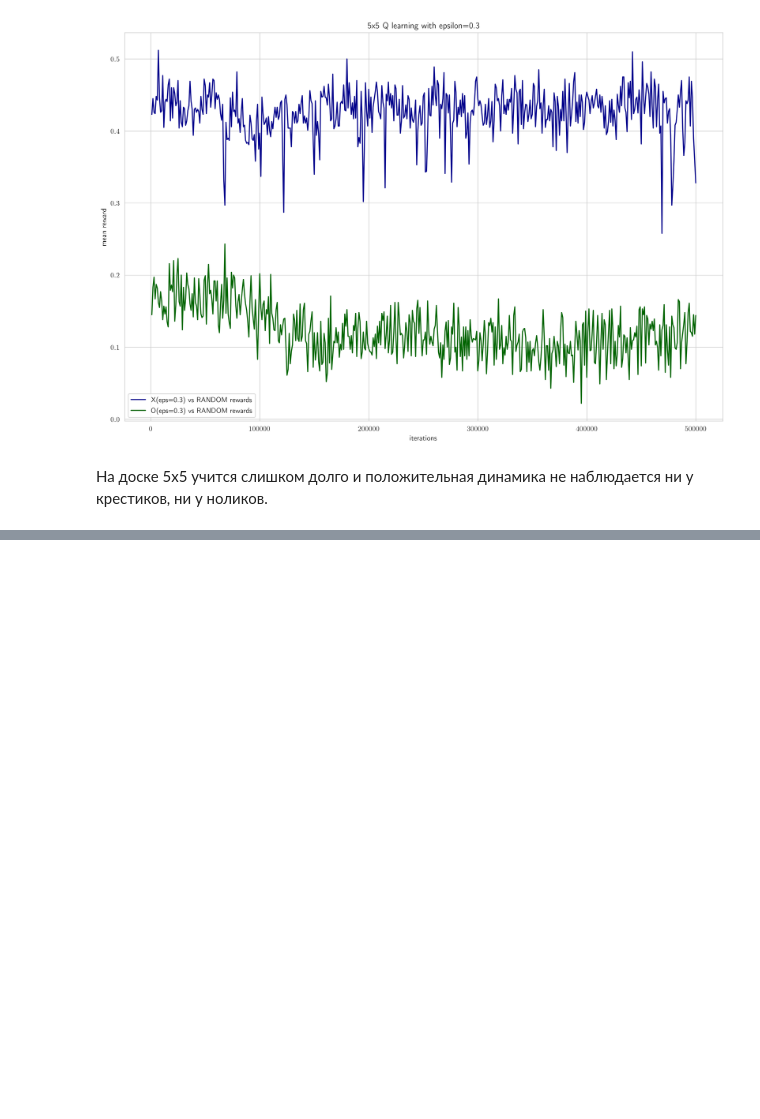
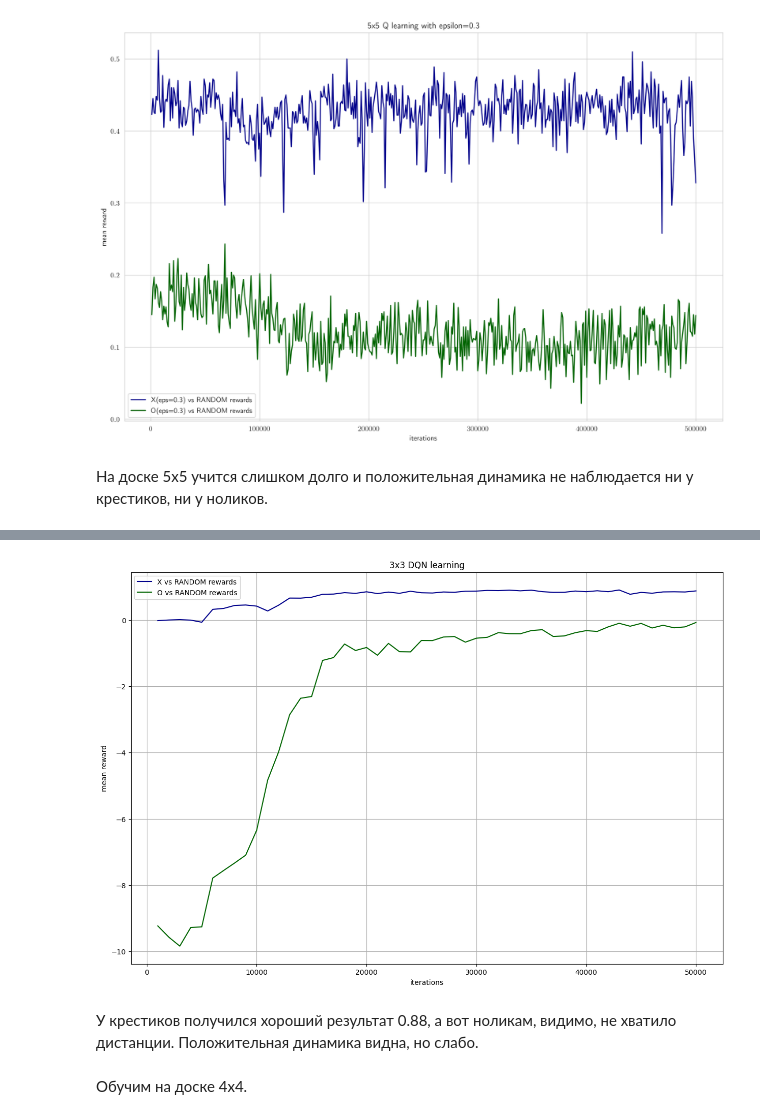
Before and after one commit to AnnaSmelova/Advanced_DL_and_RL, a Jupyter notebook: hw2/HW2_ASmelova.ipynb, the cells around one changed output, grey strips where cells are left out. Saved outputs shown, nothing was run; the diff lists cells and outputs as text; code cells hidden in the pictures; blank space fills up the shorter version.

```diff
--- a/hw2/HW2_ASmelova.ipynb
+++ b/hw2/HW2_ASmelova.ipynb
@@ -153,6 +155,7 @@ class TicTacToe(gym.Env):
 
     def step(self, action):
         if self.board[action[0], action[1]] != 0:
+            self.curTurn = -self.curTurn
             return self.getState(), -10, True, {}
         self.makeMove(self.curTurn, action[0], action[1])
         reward = self.isTerminal()
@@ -358,11 +361,11 @@ class Game:
         rewards_x = []
         rewards_o = []
         steps = []
-        for i in range(iterations):
+        for i in tqdm(range(iterations)):
             self.reset()
             while not self.done:
                 self.env_step()
-            # Каждые 5000 итераций выполняем оценку стратегий
+            # Каждые 1000 итераций выполняем оценку стратегий
             if (i + 1) % 1000 == 0:
                 mean_reward_x, mean_reward_o = self.evaluate_policy()
                 rewards_x.append(mean_reward_x)
@@ -510,0 +560,7 @@ ax.grid(True)
+# %%
+BUFFER_SIZE = int(1e5)
+BATCH_SIZE = 128
+INITIAL_STEPS = 1024
+STEPS_PER_UPDATE = 4
+LEARNING_RATE = 1e-3
+DEVICE = torch.device("cuda:0" if torch.cuda.is_available() else "cpu")
@@ -510,0 +659,11 @@ ax.grid(True)
+# %%
+%%time
+env = TicTacToe(3, 3, 3)
+
+player_x = DQNPlayer(state_size=9)
+player_o = DQNPlayer(state_size=9)
+
+iterations = 50000
+game = Game(env, player_x, player_o)
+
+steps, rewards_x, rewards_o = game.train(iterations)
@@ -510,0 +678,16 @@ ax.grid(True)
+# %%
+fig, ax = plt.subplots(figsize=(15, 10))
+ax.plot(steps, rewards_x, c='DarkBlue', label='X vs RANDOM rewards')
+ax.plot(steps, rewards_o, c='DarkGreen', label='O vs RANDOM rewards')
+ax.set_xlabel('iterations')
+ax.set_ylabel('mean reward')
+#ax.set_ylim([-1,1])
+ax.legend()
+ax.set_title('3x3 DQN learning')
+ax.grid(True)
+# %% [output]
+[figure, added]
+# %% [markdown]
+У крестиков получился хороший результат 0.88, а вот ноликам, видимо, не хватило дистанции. Положительная динамика видна, но слабо.
+# %% [markdown]
+Обучим на доске 4х4.
```
Also changed, not shown: parts of 50 cells of this notebook.
